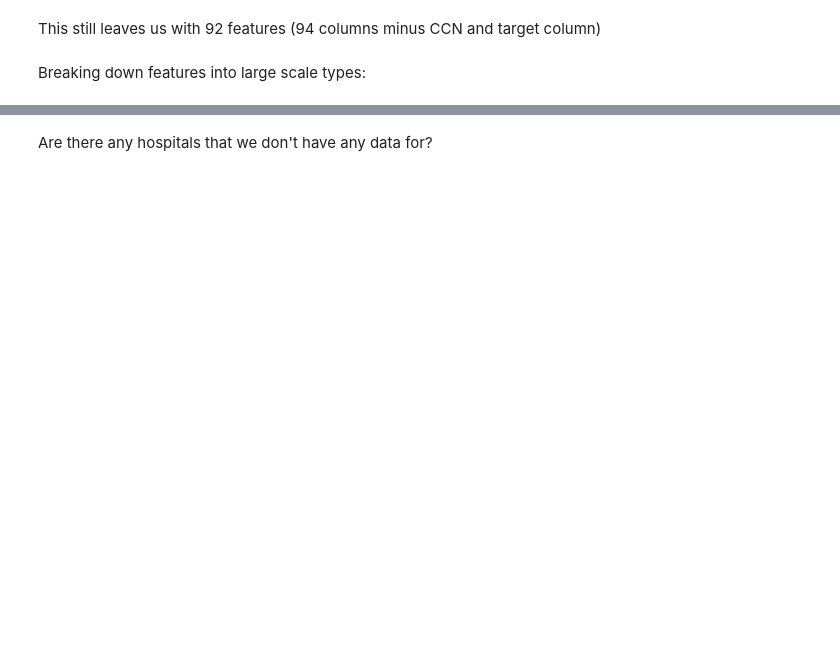
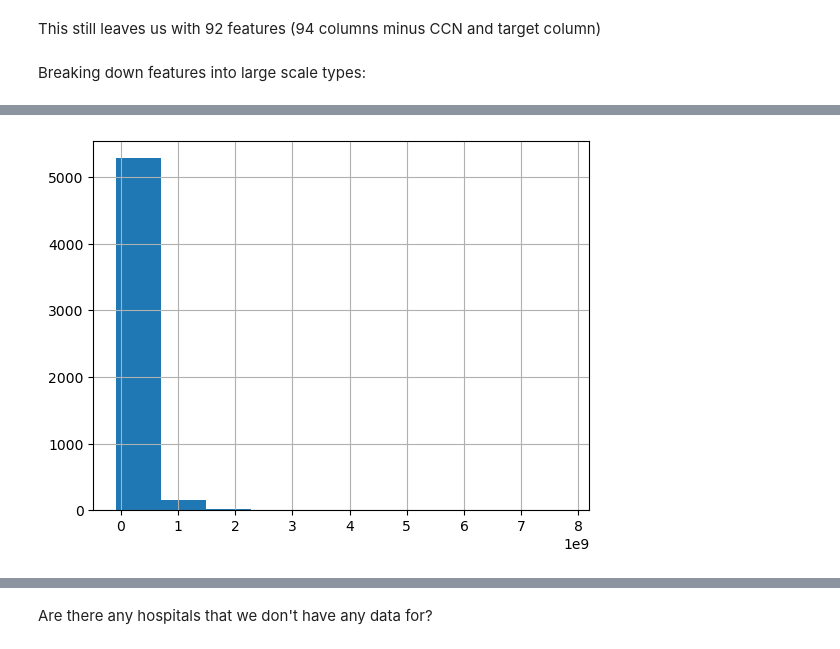
Before and after one commit to aezell314/Predicting_Hospital_Closures, a Jupyter notebook: Modeling Hospital Closures.ipynb, the cells around one changed output, grey strips where cells are left out. Drawn from its saved outputs; the diff is of its cells as text; code cells hidden in the pictures; blank space fills up the shorter version.

```diff
--- a/Modeling Hospital Closures.ipynb
+++ b/Modeling Hospital Closures.ipynb
@@ -233,0 +237,4 @@ print(list(model_data.columns))
+# %%
+model_data['BALANCE SHEET: Total Assets (G_C1THRU4_36)'].hist();
+# %% [output]
+[figure, added]
```
Also changed, not shown: parts of 44 cells of this notebook, 1 other file.
